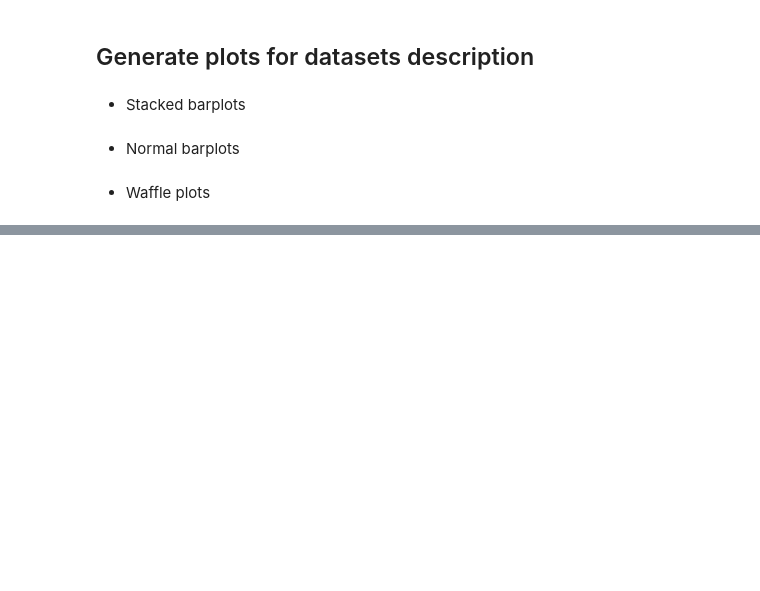
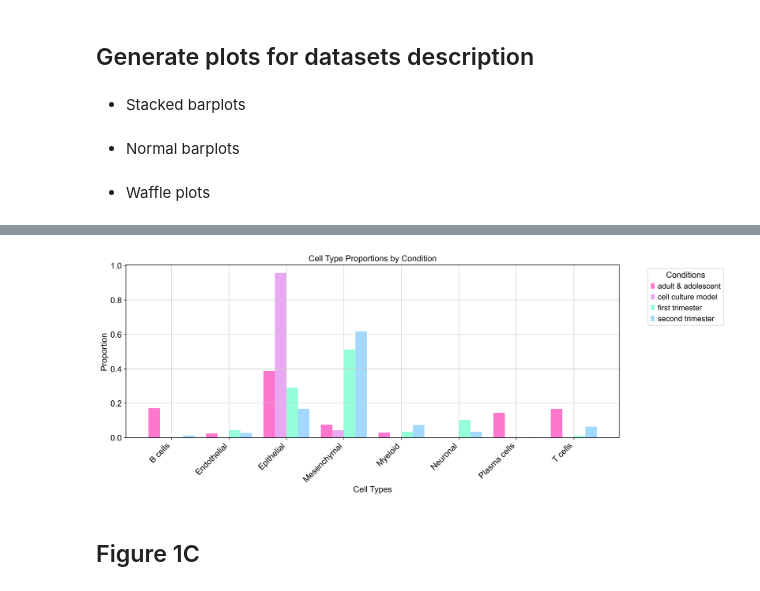
Before and after one commit to AnnaMaguza/Fetal_stem_cells_analysis, a Jupyter notebook: 2_celltype_annotation/3_cell_type_manual_annotation.ipynb, the cells around one changed output, grey strips where cells are left out. Drawn from its saved outputs; the diff is of its cells as text; code cells hidden in the pictures; blank space fills up the shorter version.

```diff
--- a/2_celltype_annotation/3_cell_type_manual_annotation.ipynb
+++ b/2_celltype_annotation/3_cell_type_manual_annotation.ipynb
@@ -399,0 +413,6 @@ for idx, age_data in enumerate(age_groups, 1):
+# %%
+adata = adata[adata.obs['C_scANVI'] != 'Red blood cells'].copy()
+# %%
+cell_counts = adata.obs['sample_id'].value_counts()
+samples_to_remove = cell_counts[cell_counts < 10].index
+adata = adata[~adata.obs['sample_id'].isin(samples_to_remove)].copy()
@@ -399,0 +640,13 @@ for idx, age_data in enumerate(age_groups, 1):
+# %%
+adata = adata[~((adata.obs['age_group'] == 'cell culture model') &
+                (~adata.obs['C_scANVI'].isin(['Epithelial', 'Mesenchymal'])))]
+# %%
+mapping = {
+    'adult': 'adult & adolescent',
+    'child stage': 'adult & adolescent',
+    'second trimester': 'second trimester',
+    'first trimester': 'first trimester',
+    'cell culture model': 'cell culture model'
+}
+
+adata.obs['age_group'] = adata.obs['age_group'].map(mapping)
@@ -399,0 +666,47 @@ for idx, age_data in enumerate(age_groups, 1):
+# %%
+# Calculate proportions
+proportions = pd.crosstab(adata.obs['C_scANVI'], adata.obs['age_group'], normalize='columns')
+
+# Set up the plot
+plt.figure(figsize=(15, 6))
+
+# Set the width of each bar and positions of the bars
+width = 0.2
+x = np.arange(len(proportions.index))
+
+# Create bars for each condition
+colors = ['#FF76CE',  # bright pink
+                '#E9A8F2',  # light lavender
+                '#94FFD8',  # mint green
+                '#A3D8FF',  # light sky blue
+                '#FFA27F',  # light coral
+                '#982B1C',  # bricks color
+                '#43766C',  #dark teal
+                #'#759EB8',  #steel blue
+                '#824670',  # deep purple
+                '#ff4a46']
+for i, (condition, color) in enumerate(zip(proportions.columns, colors)):
+    plt.bar(x + i*width, proportions[condition], width, label=condition, color=color)
+
+# Customize the plot
+plt.xlabel('Cell Types')
+plt.ylabel('Proportion')
+plt.title('Cell Type Proportions by Condition')
+
+# Set x-axis labels
+plt.xticks(x + width*1.5, proportions.index, rotation=45, ha='right')
+
+# Add legend
+plt.legend(title='Conditions', bbox_to_anchor=(1.05, 1), loc='upper left')
+
+# Adjust layout to prevent label cutoff
+plt.tight_layout()
+
+# Save the figure
+#plt.savefig('cell_proportions.png', dpi=300, bbox_inches='tight')
+#plt.savefig('cell_proportions.svg', bbox_inches='tight', format='svg')
+
+# Show the plot
+plt.show()
+# %% [output]
+[figure, added]
@@ -399,0 +847,2 @@ for idx, age_data in enumerate(age_groups, 1):
+# %% [markdown]
+## Figure 1C
```
Also changed, not shown: parts of 27 cells of this notebook, 3 other files.
